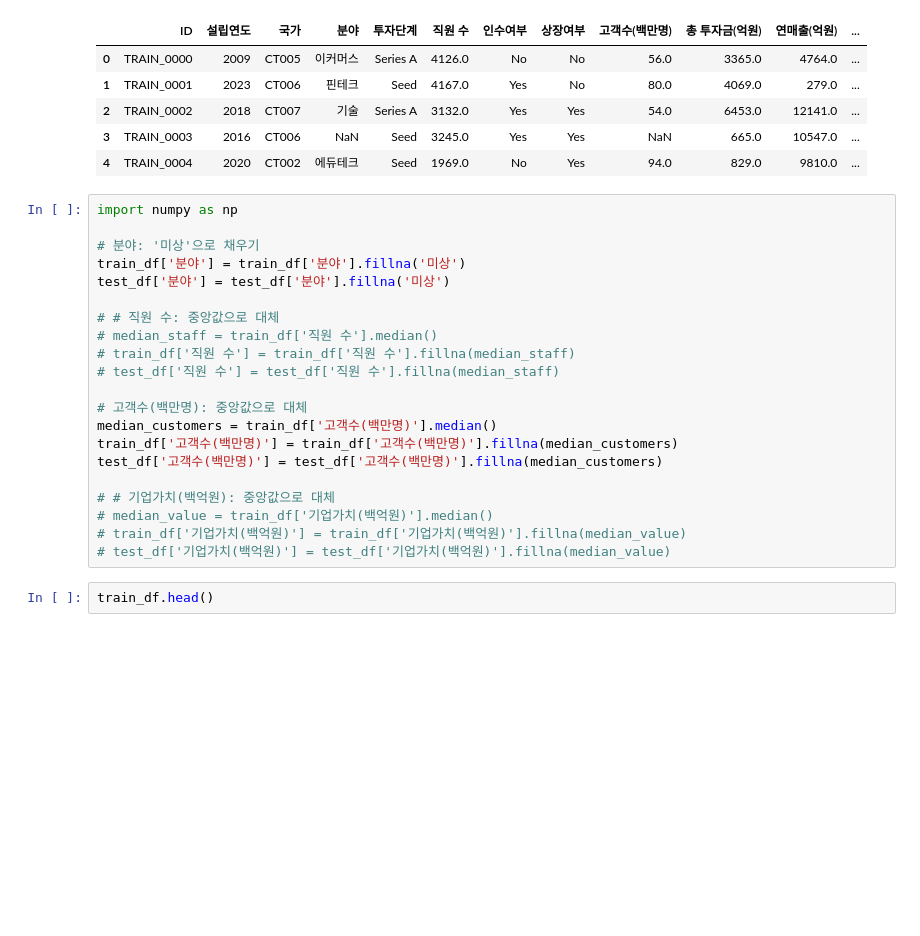
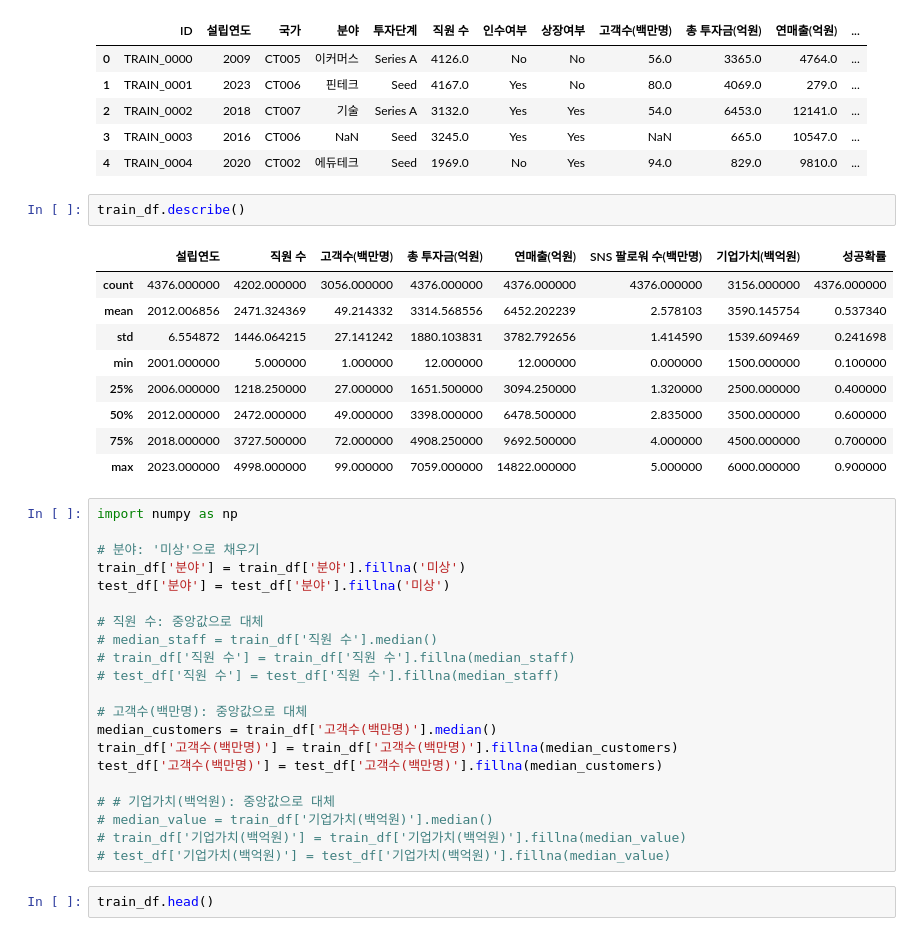
Before and after one commit to b00kkk/company_success_probability, a Jupyter notebook: the_probability_of_success_of_a_company.ipynb, the cells around one changed output. Cells and saved outputs as stored; diff of their text form; blank space fills up the shorter version.

```diff
--- a/the_probability_of_success_of_a_company.ipynb
+++ b/the_probability_of_success_of_a_company.ipynb
@@ -82,6 +82,18 @@ train_df.head()
 | 2 | TRAIN_0002 | 2018 | CT007 | 기술 | Series A | 3132.0 | Yes | Yes | 54.0 | 6453.0 | 12141.0 | ... |
 | 3 | TRAIN_0003 | 2016 | CT006 | NaN | Seed | 3245.0 | Yes | Yes | NaN | 665.0 | 10547.0 | ... |
 | 4 | TRAIN_0004 | 2020 | CT002 | 에듀테크 | Seed | 1969.0 | No | Yes | 94.0 | 829.0 | 9810.0 | ... |
+# %%
+train_df.describe()
+# %% [output]
+|  | 설립연도 | 직원 수 | 고객수(백만명) | 총 투자금(억원) | 연매출(억원) | SNS 팔로워 수(백만명) | 기업가치(백억원) | 성공확률 |
+| count | 4376.000000 | 4202.000000 | 3056.000000 | 4376.000000 | 4376.000000 | 4376.000000 | 3156.000000 | 4376.000000 |
+| mean | 2012.006856 | 2471.324369 | 49.214332 | 3314.568556 | 6452.202239 | 2.578103 | 3590.145754 | 0.537340 |
+| std | 6.554872 | 1446.064215 | 27.141242 | 1880.103831 | 3782.792656 | 1.414590 | 1539.609469 | 0.241698 |
+| min | 2001.000000 | 5.000000 | 1.000000 | 12.000000 | 12.000000 | 0.000000 | 1500.000000 | 0.100000 |
+| 25% | 2006.000000 | 1218.250000 | 27.000000 | 1651.500000 | 3094.250000 | 1.320000 | 2500.000000 | 0.400000 |
+| 50% | 2012.000000 | 2472.000000 | 49.000000 | 3398.000000 | 6478.500000 | 2.835000 | 3500.000000 | 0.600000 |
+| 75% | 2018.000000 | 3727.500000 | 72.000000 | 4908.250000 | 9692.500000 | 4.000000 | 4500.000000 | 0.700000 |
+| max | 2023.000000 | 4998.000000 | 99.000000 | 7059.000000 | 14822.000000 | 5.000000 | 6000.000000 | 0.900000 |
 # %%
 import numpy as np
 
@@ -89,7 +101,7 @@ import numpy as np
 train_df['분야'] = train_df['분야'].fillna('미상')
 test_df['분야'] = test_df['분야'].fillna('미상')
 
-# # 직원 수: 중앙값으로 대체
+# 직원 수: 중앙값으로 대체
 # median_staff = train_df['직원 수'].median()
 # train_df['직원 수'] = train_df['직원 수'].fillna(median_staff)
 # test_df['직원 수'] = test_df['직원 수'].fillna(median_staff)
```
Also changed, not shown: parts of 5 cells of this notebook.
